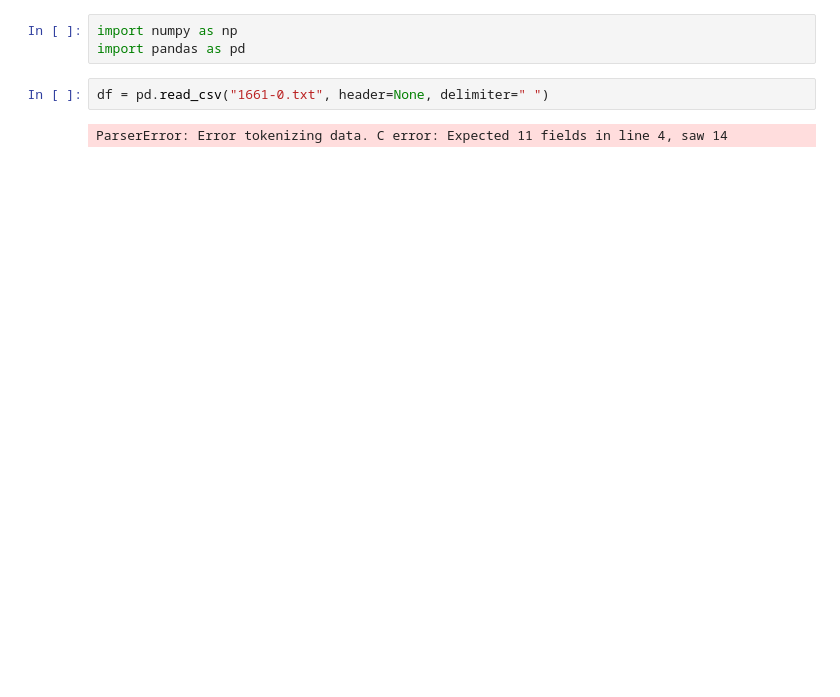
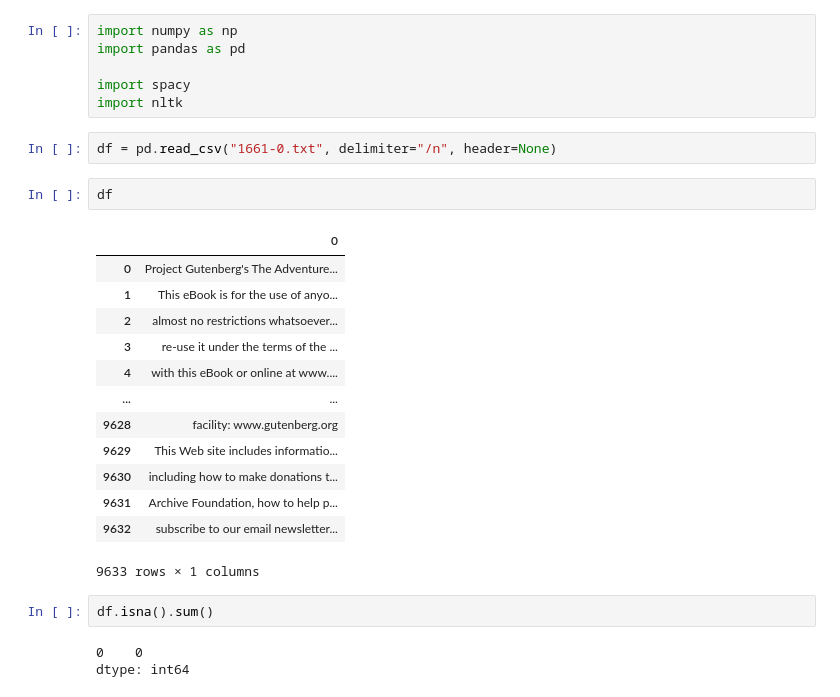
Before and after one commit to Apurav-sharma/Title_classification, a Jupyter notebook: word_pred/text_generator(bigram).ipynb, the cells around one changed output. Saved outputs shown, nothing was run; the diff lists cells and outputs as text; blank space fills up the shorter version.

```diff
--- a/word_pred/text_generator(bigram).ipynb
+++ b/word_pred/text_generator(bigram).ipynb
@@ -1,7 +1,29 @@
 # %%
 import numpy as np
 import pandas as pd
+
+import spacy
+import nltk
 # %%
-df = pd.read_csv("1661-0.txt", header=None, delimiter=" ")
+df = pd.read_csv("1661-0.txt", delimiter="/n", header=None)
-# %% [output]
-ParserError: Error tokenizing data. C error: Expected 11 fields in line 4, saw 14
+# %%
+df
+# %% [output]
+|  | 0 |
+| 0 | Project Gutenberg's The Adventure... |
+| 1 | This eBook is for the use of anyo... |
+| 2 | almost no restrictions whatsoever... |
+| 3 | re-use it under the terms of the ... |
+| 4 | with this eBook or online at www.... |
+| ... | ... |
+| 9628 | facility: www.gutenberg.org |
+| 9629 | This Web site includes informatio... |
+| 9630 | including how to make donations t... |
+| 9631 | Archive Foundation, how to help p... |
+| 9632 | subscribe to our email newsletter... |
+9633 rows × 1 columns
+# %%
+df.isna().sum()
+# %% [output]
+0    0
+dtype: int64
```
Also changed, not shown: parts of 17 cells of this notebook.
